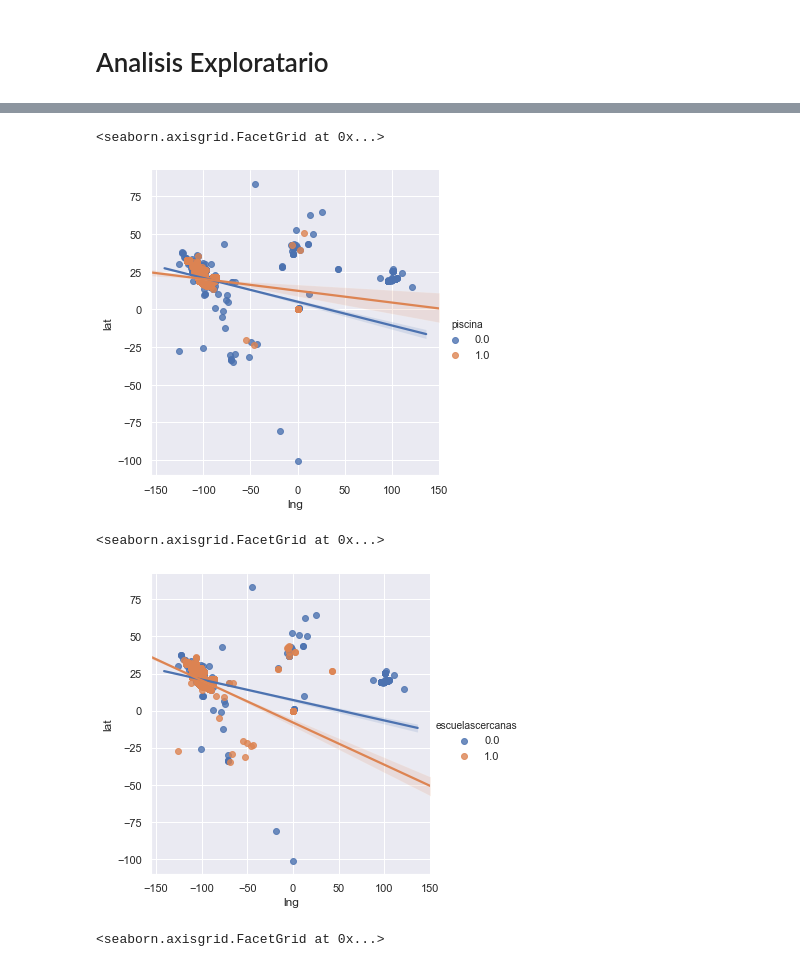
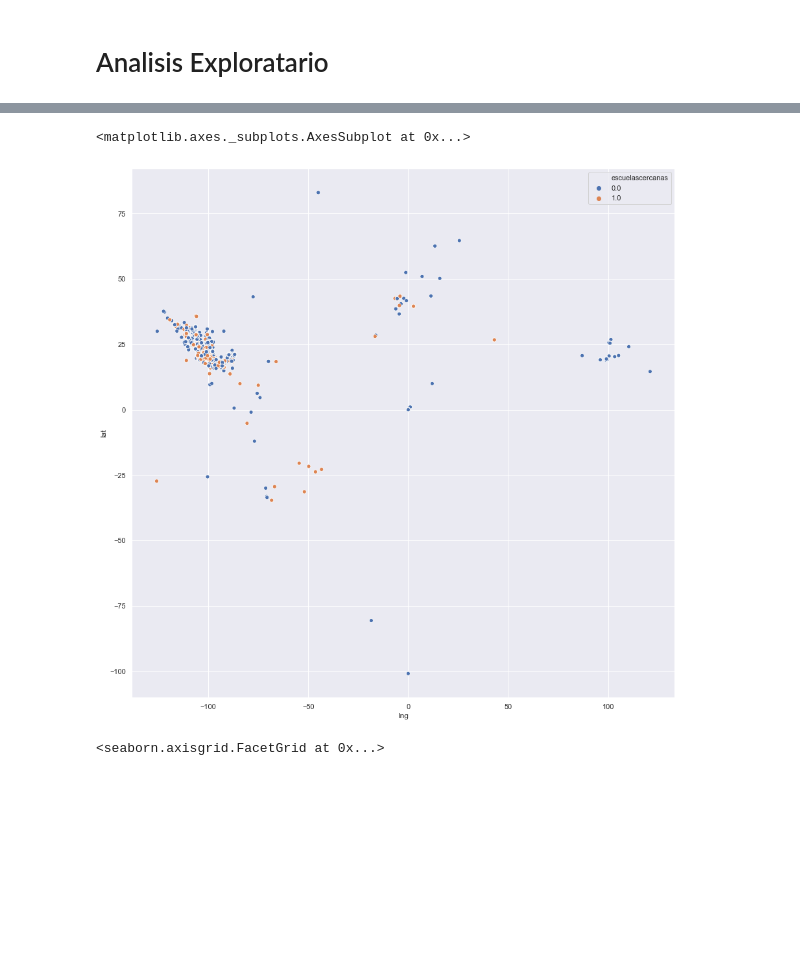
Before and after one commit to Giova262/OrgDatTP, a Jupyter notebook: TP 2019 - Analisis Exploratorio2.ipynb, the cells around one changed output, grey strips where cells are left out. Drawn from its saved outputs; the diff is of its cells as text; code cells hidden in the pictures; blank space fills up the shorter version.

```diff
--- a/TP 2019 - Analisis Exploratorio2.ipynb
+++ b/TP 2019 - Analisis Exploratorio2.ipynb
@@ -37,15 +49,12 @@ df_zonap.plot(kind='scatter',c='precio',colormap='brg',title='Casas Precio',y='l
 # %%
-#Lugares donde se publican casas con piscina
-sns.lmplot(x='lng',y='lat',hue="piscina",data=df_zonap,fit_reg=True)
+#Lugares donde se publican casas con escuelas cercanas
+#sns.lmplot(x='lng',y='lat',hue="escuelascercanas",data=df_zonap,fit_reg=True)
+
+fig, ax = pyplot.subplots(figsize=(15, 15))
+sns.scatterplot(x='lng',y='lat',hue="escuelascercanas",data=df_zonap)
 # %% [output]
-<seaborn.axisgrid.FacetGrid at 0x...>
+<matplotlib.axes._subplots.AxesSubplot at 0x...>
-[figure, old version]
+[figure, new version]
-# %%
-#Lugares donde se publican casas con escuelas cercanas
-sns.lmplot(x='lng',y='lat',hue="escuelascercanas",data=df_zonap,fit_reg=True)
-# %% [output]
-<seaborn.axisgrid.FacetGrid at 0x...>
-[figure, removed]
 # %%
 #Lugares donde se publican casas con centros comerciales cercanaos
 sns.lmplot(x='lng',y='lat',hue="centroscomercialescercanos",data=df_zonap,fit_reg=True)
```
Also changed, not shown: parts of 25 cells of this notebook.
